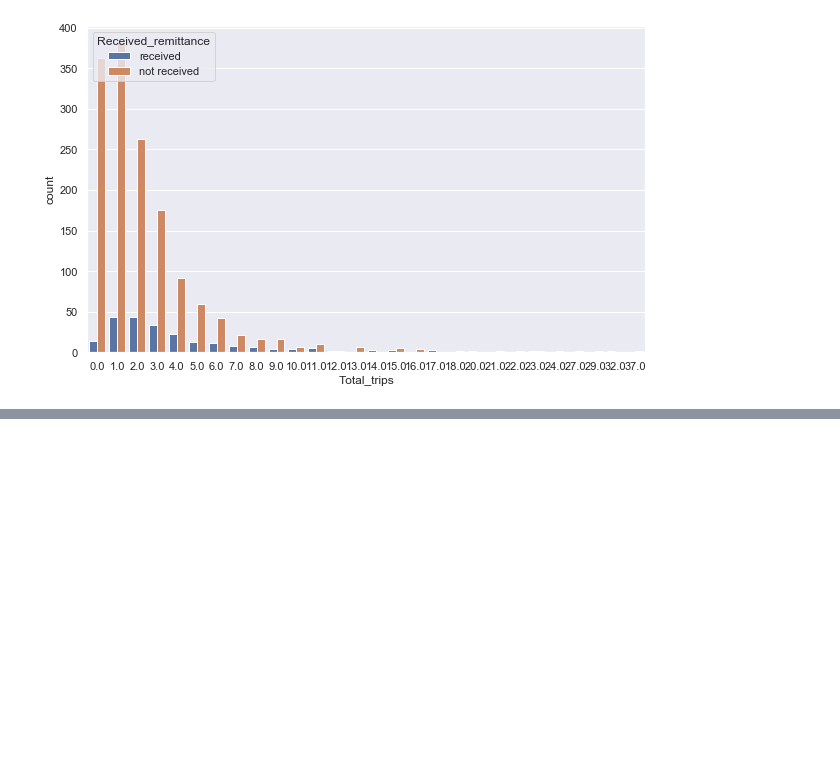
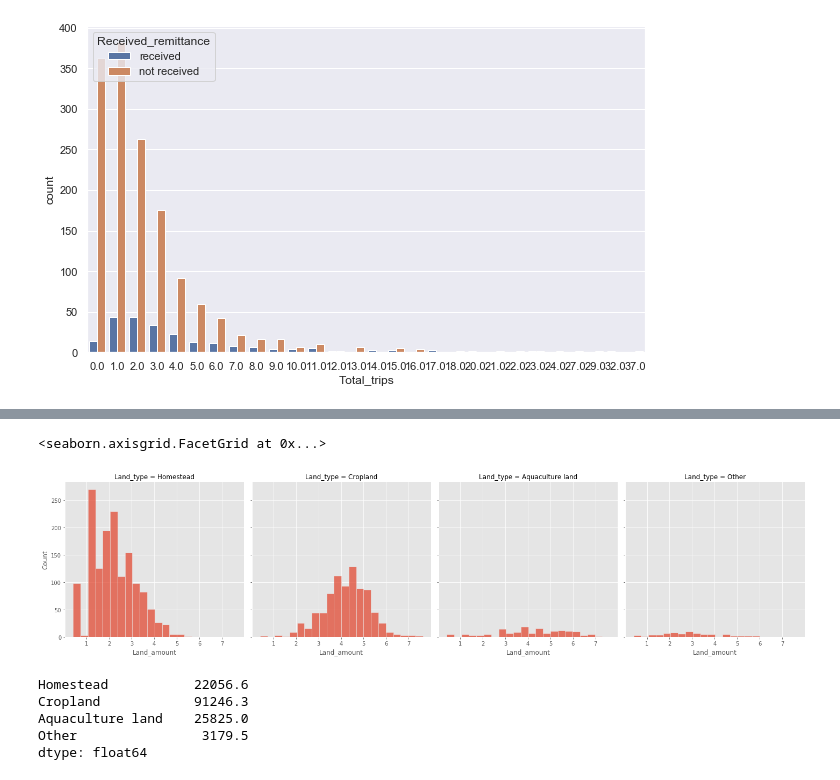
Before and after one commit to bestkb/ABM_py, a Jupyter notebook: BEMS_survey-master-data/data/EDA.ipynb, the cells around one changed output, grey strips where cells are left out. Cells and saved outputs as stored; diff of their text form; code cells hidden in the pictures; blank space fills up the shorter version.

```diff
--- a/BEMS_survey-master-data/data/EDA.ipynb
+++ b/BEMS_survey-master-data/data/EDA.ipynb
@@ -448,0 +498,13 @@ sns.countplot(x="Total_trips", hue="Received_remittance", data=df_house)
+# %%
+sns.displot(x="Land_amount", col="Land_type", palette="Set2", multiple="stack", fill=True, data=df_land_size_log[df_land_size_log["Land_amount"]>0])
+# %% [output]
+<seaborn.axisgrid.FacetGrid at 0x...>
+[figure, added]
+# %%
+df_land_size[types].sum()
+# %% [output]
+Homestead           22056.6
+Cropland            91246.3
+Aquaculture land    25825.0
+Other                3179.5
+dtype: float64
```
Also changed, not shown: parts of 15 cells of this notebook, 12 other files.
